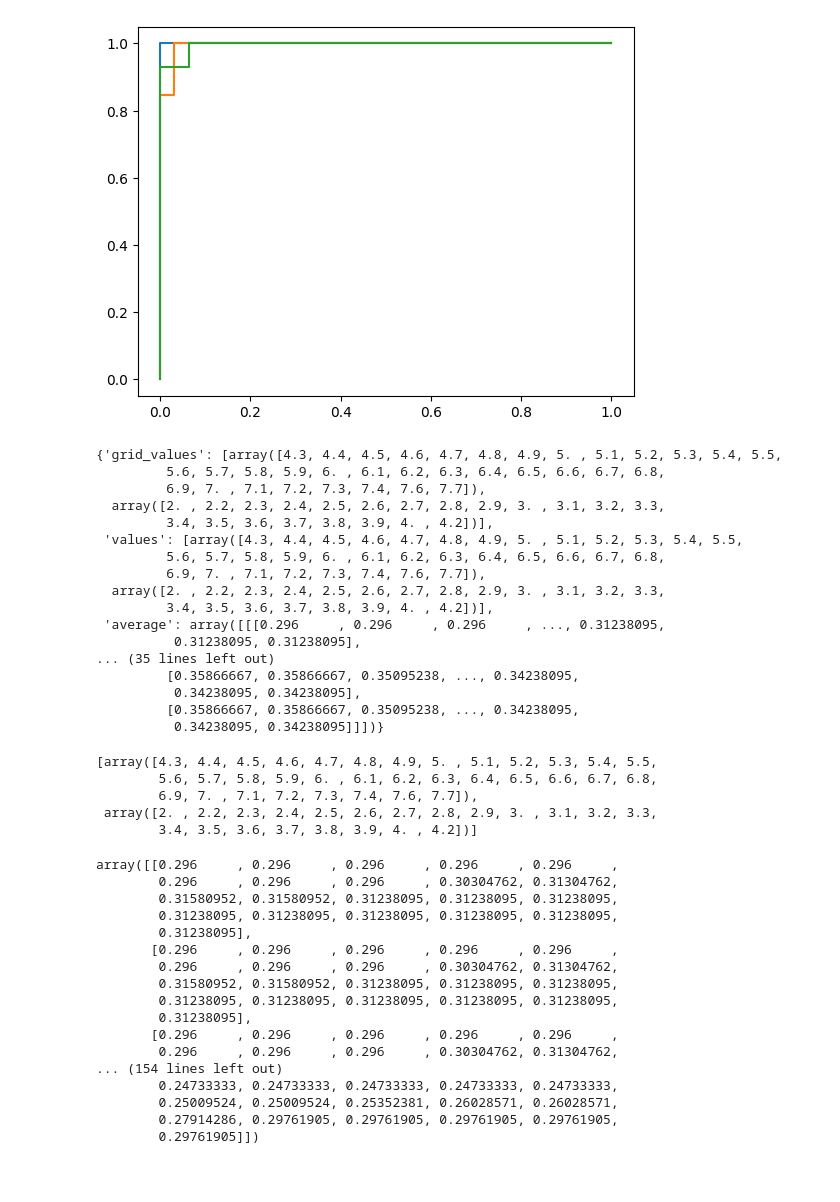
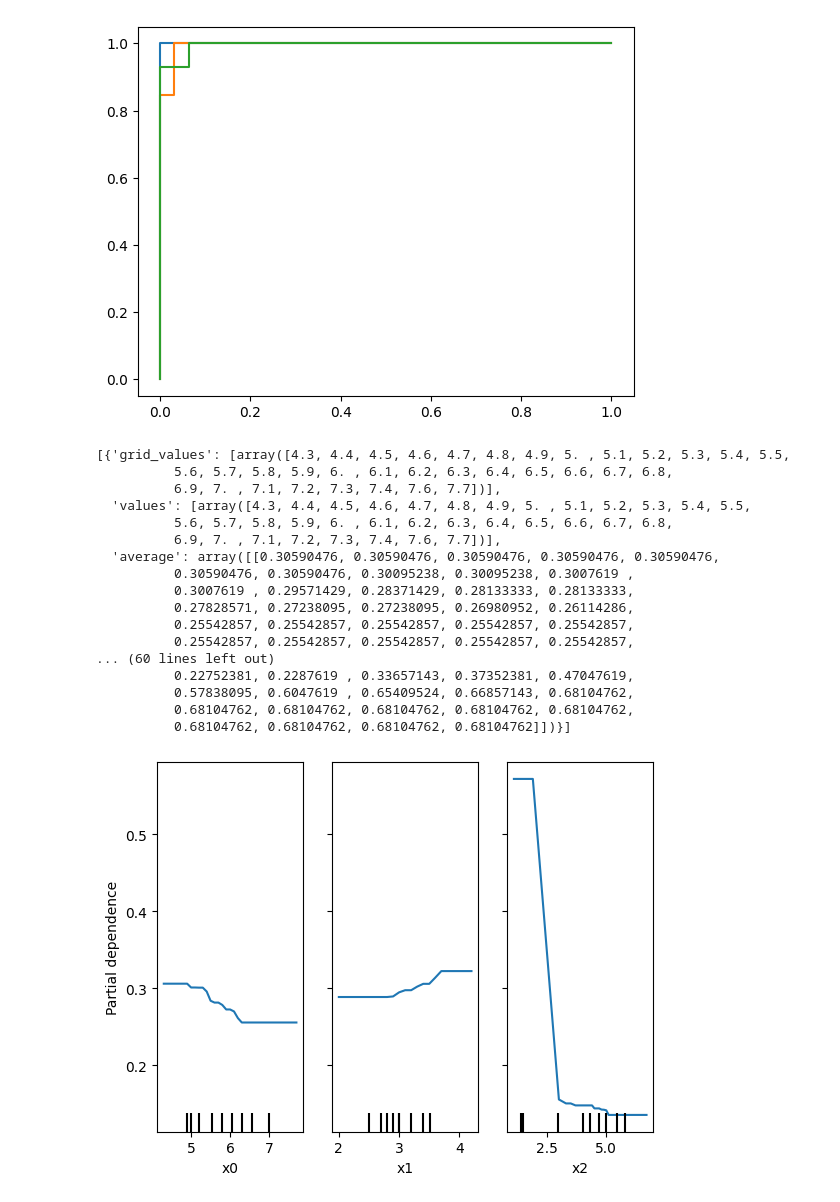
Before and after one commit to Versus-91/mlfit, a Jupyter notebook: frontend/test.ipynb, the cells around one changed output. Cells and saved outputs as stored; diff of their text form; code cells hidden in the pictures; blank space fills up the shorter version.

```diff
--- a/frontend/test.ipynb
+++ b/frontend/test.ipynb
@@ -67,72 +67,44 @@ for i in range(n_classes):
 # %% [output]
 [figure]
 # %%
-# Import necessary libraries
-import matplotlib.pyplot as plt
+
 from sklearn.ensemble import RandomForestClassifier
 from sklearn.datasets import load_iris
-from sklearn.inspection import partial_dependence
+from sklearn.inspection import PartialDependenceDisplay
 from sklearn.model_selection import train_test_split
 
 # Load the Iris dataset
 iris = load_iris()
 X = iris.data
 y = iris.target
 
 # Split the data into training and test sets (optional, but a good practice)
 X_train, X_test, y_train, y_test = train_test_split(X, y, test_size=0.3, random_state=42)
 
 # Train a Random Forest Classifier
 rf_model = RandomForestClassifier(n_estimators=100, random_state=42)
 rf_model.fit(X_train, y_train)
 
-# Plot Partial Dependence Plot for each feature
-features = [0, 1]
-pdp = partial_dependence(rf_model, X_train, features)
-pdp['grid_values']
+# Plot Partial Dependence Plot for each featureyy
+features = [0,1,2]
+pdp = PartialDependenceDisplay.from_estimator(rf_model, X_train, features,kind='average',grid_resolution=50,target=0)
+pdp.pd_results
 # %% [output]
-{'grid_values': [array([4.3, 4.4, 4.5, 4.6, 4.7, 4.8, 4.9, 5. , 5.1, 5.2, 5.3, 5.4, 5.5,
-         5.6, 5.7, 5.8, 5.9, 6. , 6.1, 6.2, 6.3, 6.4, 6.5, 6.6, 6.7, 6.8,
-         6.9, 7. , 7.1, 7.2, 7.3, 7.4, 7.6, 7.7]),
-  array([2. , 2.2, 2.3, 2.4, 2.5, 2.6, 2.7, 2.8, 2.9, 3. , 3.1, 3.2, 3.3,
-         3.4, 3.5, 3.6, 3.7, 3.8, 3.9, 4. , 4.2])],
- 'values': [array([4.3, 4.4, 4.5, 4.6, 4.7, 4.8, 4.9, 5. , 5.1, 5.2, 5.3, 5.4, 5.5,
-         5.6, 5.7, 5.8, 5.9, 6. , 6.1, 6.2, 6.3, 6.4, 6.5, 6.6, 6.7, 6.8,
-         6.9, 7. , 7.1, 7.2, 7.3, 7.4, 7.6, 7.7]),
-  array([2. , 2.2, 2.3, 2.4, 2.5, 2.6, 2.7, 2.8, 2.9, 3. , 3.1, 3.2, 3.3,
-         3.4, 3.5, 3.6, 3.7, 3.8, 3.9, 4. , 4.2])],
- 'average': array([[[0.296     , 0.296     , 0.296     , ..., 0.31238095,
-          0.31238095, 0.31238095],
-... (35 lines left out)
-         [0.35866667, 0.35866667, 0.35095238, ..., 0.34238095,
-          0.34238095, 0.34238095],
-         [0.35866667, 0.35866667, 0.35095238, ..., 0.34238095,
-          0.34238095, 0.34238095]]])}
+[{'grid_values': [array([4.3, 4.4, 4.5, 4.6, 4.7, 4.8, 4.9, 5. , 5.1, 5.2, 5.3, 5.4, 5.5,
+          5.6, 5.7, 5.8, 5.9, 6. , 6.1, 6.2, 6.3, 6.4, 6.5, 6.6, 6.7, 6.8,
+          6.9, 7. , 7.1, 7.2, 7.3, 7.4, 7.6, 7.7])],
+  'values': [array([4.3, 4.4, 4.5, 4.6, 4.7, 4.8, 4.9, 5. , 5.1, 5.2, 5.3, 5.4, 5.5,
+          5.6, 5.7, 5.8, 5.9, 6. , 6.1, 6.2, 6.3, 6.4, 6.5, 6.6, 6.7, 6.8,
+          6.9, 7. , 7.1, 7.2, 7.3, 7.4, 7.6, 7.7])],
+  'average': array([[0.30590476, 0.30590476, 0.30590476, 0.30590476, 0.30590476,
+          0.30590476, 0.30590476, 0.30095238, 0.30095238, 0.3007619 ,
+          0.3007619 , 0.29571429, 0.28371429, 0.28133333, 0.28133333,
+          0.27828571, 0.27238095, 0.27238095, 0.26980952, 0.26114286,
+          0.25542857, 0.25542857, 0.25542857, 0.25542857, 0.25542857,
+          0.25542857, 0.25542857, 0.25542857, 0.25542857, 0.25542857,
+... (60 lines left out)
+          0.22752381, 0.2287619 , 0.33657143, 0.37352381, 0.47047619,
+          0.57838095, 0.6047619 , 0.65409524, 0.66857143, 0.68104762,
+          0.68104762, 0.68104762, 0.68104762, 0.68104762, 0.68104762,
+          0.68104762, 0.68104762, 0.68104762, 0.68104762]])}]
+[figure, added]
-# %%
-pdp['grid_values']
-# %% [output]
-[array([4.3, 4.4, 4.5, 4.6, 4.7, 4.8, 4.9, 5. , 5.1, 5.2, 5.3, 5.4, 5.5,
-        5.6, 5.7, 5.8, 5.9, 6. , 6.1, 6.2, 6.3, 6.4, 6.5, 6.6, 6.7, 6.8,
-        6.9, 7. , 7.1, 7.2, 7.3, 7.4, 7.6, 7.7]),
- array([2. , 2.2, 2.3, 2.4, 2.5, 2.6, 2.7, 2.8, 2.9, 3. , 3.1, 3.2, 3.3,
-        3.4, 3.5, 3.6, 3.7, 3.8, 3.9, 4. , 4.2])]
-# %%
-pdp['average'][0]
-# %% [output]
-array([[0.296     , 0.296     , 0.296     , 0.296     , 0.296     ,
-        0.296     , 0.296     , 0.296     , 0.30304762, 0.31304762,
-        0.31580952, 0.31580952, 0.31238095, 0.31238095, 0.31238095,
-        0.31238095, 0.31238095, 0.31238095, 0.31238095, 0.31238095,
-        0.31238095],
-       [0.296     , 0.296     , 0.296     , 0.296     , 0.296     ,
-        0.296     , 0.296     , 0.296     , 0.30304762, 0.31304762,
-        0.31580952, 0.31580952, 0.31238095, 0.31238095, 0.31238095,
-        0.31238095, 0.31238095, 0.31238095, 0.31238095, 0.31238095,
-        0.31238095],
-       [0.296     , 0.296     , 0.296     , 0.296     , 0.296     ,
-        0.296     , 0.296     , 0.296     , 0.30304762, 0.31304762,
-... (154 lines left out)
-        0.24733333, 0.24733333, 0.24733333, 0.24733333, 0.24733333,
-        0.25009524, 0.25009524, 0.25352381, 0.26028571, 0.26028571,
-        0.27914286, 0.29761905, 0.29761905, 0.29761905, 0.29761905,
-        0.29761905]])
```
Also changed, not shown: parts of 2 cells of this notebook, 6 other files.
